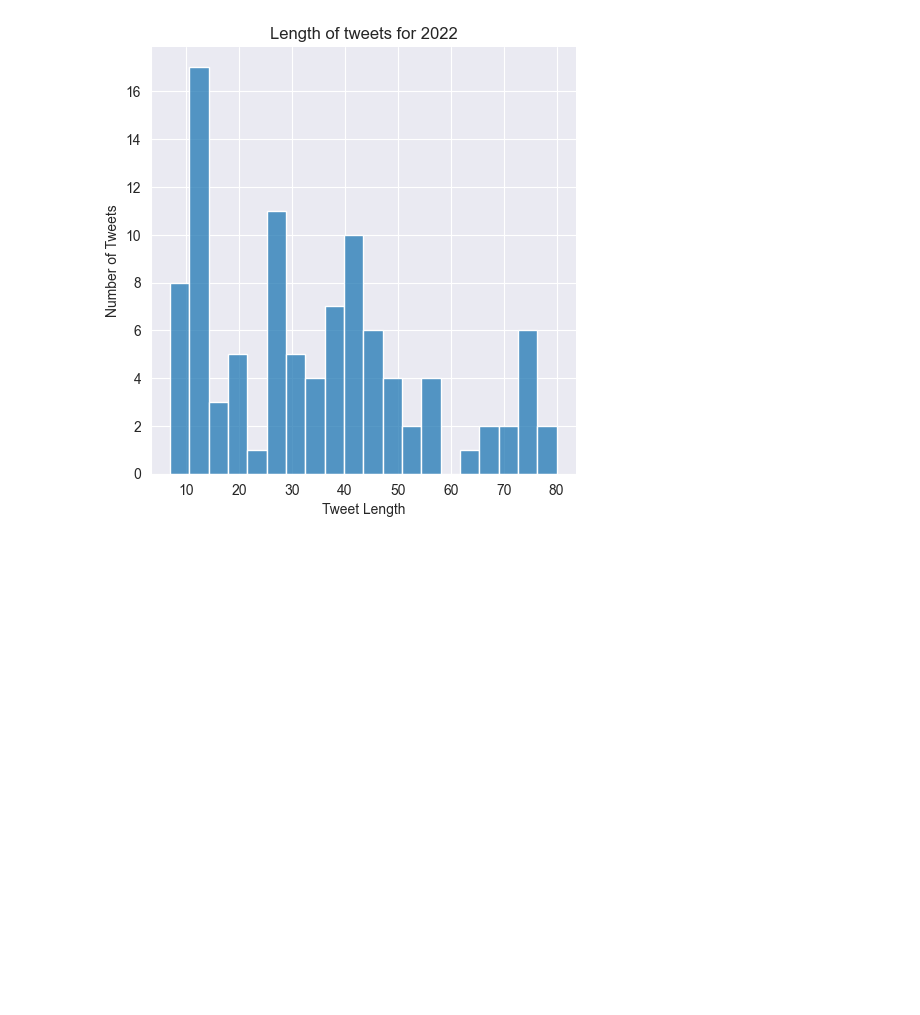
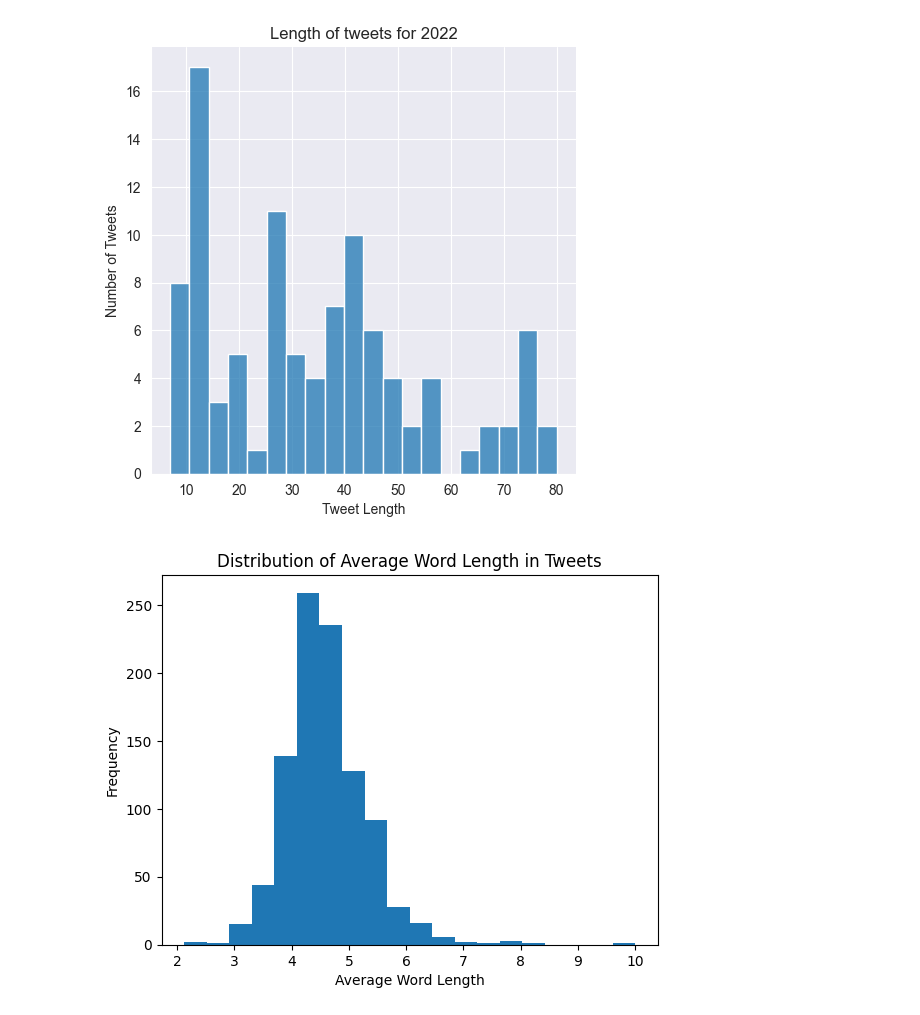
Before and after one commit to JoseAngelGarciaSanchez/overperforming-58-energy-stocks, a Jupyter notebook: eda.ipynb, the cells around one changed output. Drawn from its saved outputs; the diff is of its cells as text; code cells hidden in the pictures; blank space fills up the shorter version.

```diff
--- a/eda.ipynb
+++ b/eda.ipynb
@@ -93,12 +126,3 @@ for year, mask in zip(years, masks):
 [figure]
 [figure]
 [figure]
-# %%
-fig,(ax1,ax2)=plt.subplots(1,2,figsize=(10,5))
-word=tweet[tweet['target']==1]['text'].str.split().apply(lambda x : [len(i) for i in x])
-sns.distplot(word.map(lambda x: np.mean(x)),ax=ax1,color='red')
-ax1.set_title('disaster')
-word=tweet[tweet['target']==0]['text'].str.split().apply(lambda x : [len(i) for i in x])
-sns.distplot(word.map(lambda x: np.mean(x)),ax=ax2,color='green')
-ax2.set_title('Not disaster')
-fig.suptitle('Average word length in each tweet')
@@ -120,0 +129,17 @@ fig.suptitle('Average word length in each tweet')
+# %%
+import matplotlib.pyplot as plt
+import pandas as pd
+
+
+
+# calculate the average word length for each tweet
+df["avg_word_length"] = df["TweetText"].apply(lambda x: sum(len(word) for word in x.split()) / len(x.split()))
+
+# create the histogram
+plt.hist(df["avg_word_length"], bins=20)
+plt.xlabel("Average Word Length")
+plt.ylabel("Frequency")
+plt.title("Distribution of Average Word Length in Tweets")
+plt.show()
+# %% [output]
+[figure, added]
```
Also changed, not shown: parts of 8 cells of this notebook, 1 other file.
